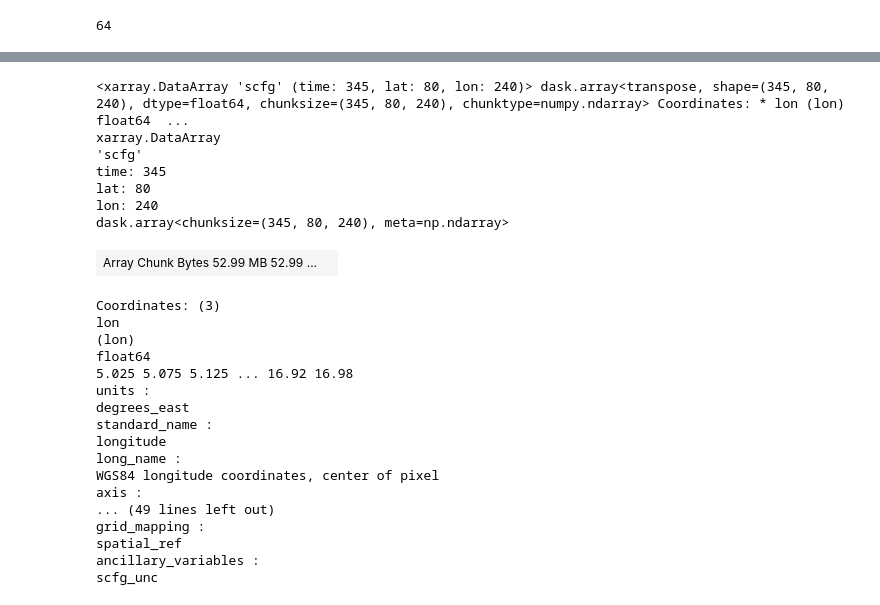
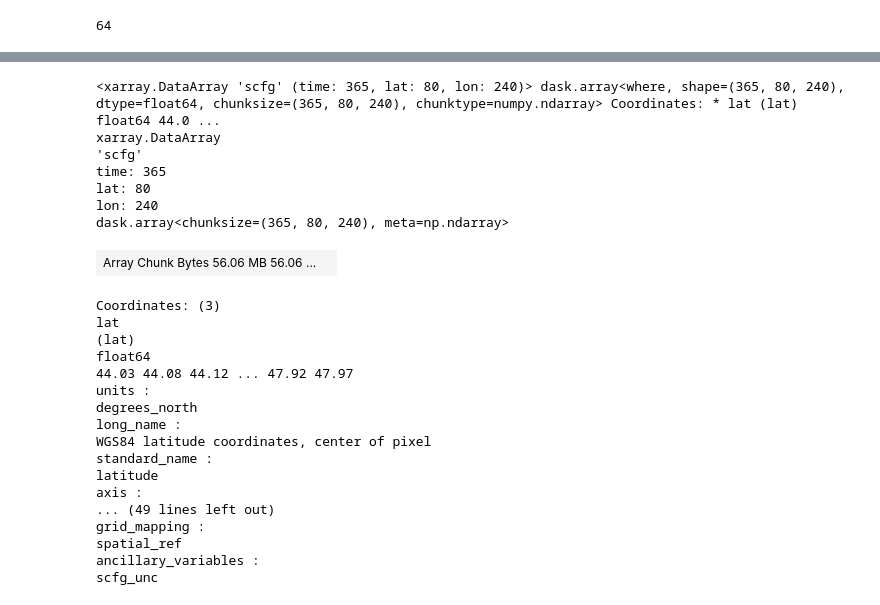
Before and after one commit to mmenegoz/Snow_cover_analysis, a Jupyter notebook: Alpine_snow_CCI.ipynb, the cells around one changed output, grey strips where cells are left out. Saved outputs shown, nothing was run; the diff lists cells and outputs as text; code cells hidden in the pictures.

```diff
--- a/Alpine_snow_CCI.ipynb
+++ b/Alpine_snow_CCI.ipynb
@@ -42,15 +42,18 @@ save_data = '/data/mmenegoz/Alpine_snow_2001.nc'
 # Alpine domain
 latlim_ext,lonlim_ext=slice(44,48), slice(5,17)
 # %%
+%%time
 # the data is extracted only the first time
 from pathlib import Path
 path = Path(save_data)
 if path.is_file():
     print(f'The file {path} already exists')
+    ds_alps = xr.open_mfdataset(save_data, parallel=True)#, chunks={'time': -1, 'lat': 80, 'lon': 240})
 else:
     print(f'The file {path} does not exist')
-    print(f'The data is extracted')
-    ds = xr.open_mfdataset(root_data_path+'*/*.nc', parallel=True)
+    print(f'Extracting the data')
+    # Parallelization?
+    ds = xr.open_mfdataset(root_data_path+'*/*.nc', parallel=True)#, chunks={'time': -1, 'lat': 3600, 'lon': 7200})
     ds_alps=ds.sel(lat=latlim_ext, lon=lonlim_ext,time=period)
     ds_alps.to_netcdf(save_data)
 # %% [output]
@@ -171,3 +91,7 @@ scfg_unc
+# %%
+# scf is the data get after replacing cloud and water gridcells with missing values
+scf = ds_alps.scfg.where(ds_alps.scfg <= 100).load()
+# scf
 # %%
 scf.mean('time').plot()
 # %% [output]
@@ -176,4 +100,3 @@ scf.mean('time').plot()
 # %%
 # Check data availability
-scf = ds_alps.scfg.where(ds_alps.scfg <= 100)
 data_coverage = ((scf.count('time') / scf.time.size)*100).load()
@@ -213,0 +145,3 @@ MV_cloud.plot()
+# %%
+import bottleneck as bn
+max_gap=pd.Timedelta(days=10) # Maximum period lenght with missing value considered for gap filling
@@ -214,28 +159,28 @@ MV_cloud.plot()
 # %%
 # Gap filling
 # %%
-scf_time_interp = scf.chunk({'time': -1}).interpolate_na('time', method='linear')
+scf_time_interp = scf.chunk({'time': -1}).interpolate_na('time', method='linear',max_gap=max_gap)
 scf_time_interp
 # %% [output]
-<xarray.DataArray 'scfg' (time: 345, lat: 80, lon: 240)> dask.array<transpose, shape=(345, 80, 240), dtype=float64, chunksize=(345, 80, 240), chunktype=numpy.ndarray> Coordinates: * lon (lon) float64  ...
+<xarray.DataArray 'scfg' (time: 365, lat: 80, lon: 240)> dask.array<where, shape=(365, 80, 240), dtype=float64, chunksize=(365, 80, 240), chunktype=numpy.ndarray> Coordinates: * lat (lat) float64 44.0 ...
 xarray.DataArray
 'scfg'
-time: 345
+time: 365
 lat: 80
 lon: 240
-dask.array<chunksize=(345, 80, 240), meta=np.ndarray>
+dask.array<chunksize=(365, 80, 240), meta=np.ndarray>
-| Array Chunk Bytes 52.99 MB 52.99 ... |  |
+| Array Chunk Bytes 56.06 MB 56.06 ... |  |
 Coordinates: (3)
-lon
-(lon)
+lat
+(lat)
 float64
-5.025 5.075 5.125 ... 16.92 16.98
+44.03 44.08 44.12 ... 47.92 47.97
 units :
-degrees_east
+degrees_north
+long_name :
+WGS84 latitude coordinates, center of pixel
 standard_name :
-longitude
-long_name :
-WGS84 longitude coordinates, center of pixel
+latitude
 axis :
 ... (49 lines left out)
 grid_mapping :
```
Also changed, not shown: parts of 24 cells of this notebook, 2 other files.
